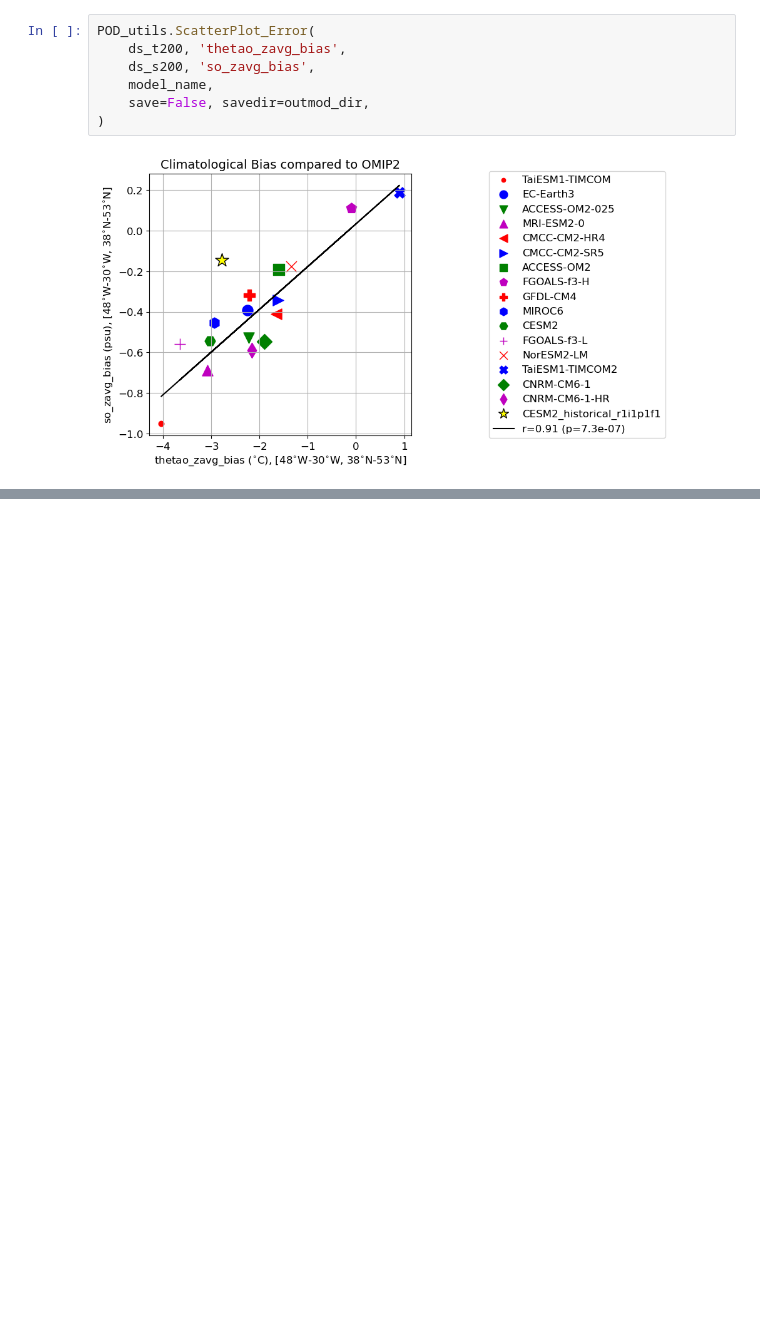
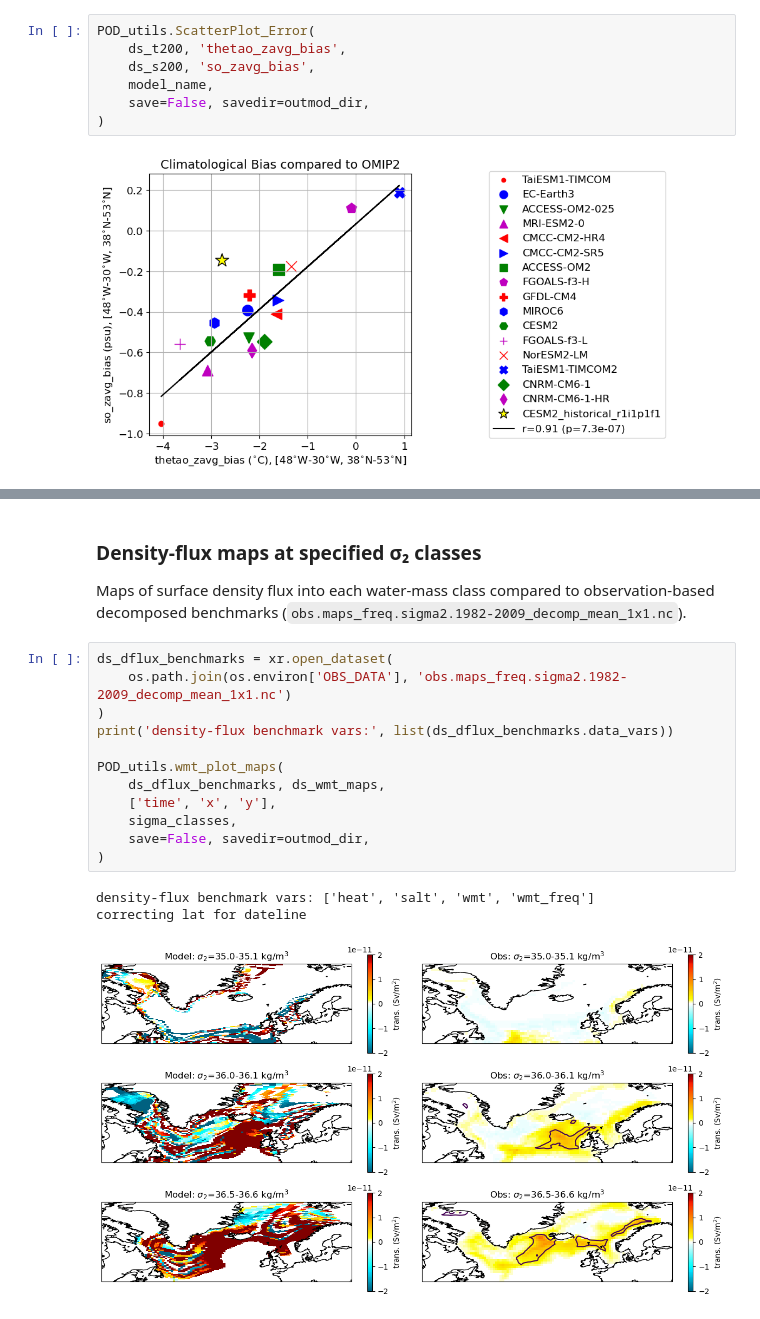
Before and after one commit to Taydra-Low/MDTF-diagnostics, a Jupyter notebook: example_notebooks/mdtf.natl_ocean_TL.ipynb, the cells around one changed output, grey strips where cells are left out. Saved outputs shown, nothing was run; the diff lists cells and outputs as text; blank space fills up the shorter version.

```diff
--- a/example_notebooks/mdtf.natl_ocean_TL.ipynb
+++ b/example_notebooks/mdtf.natl_ocean_TL.ipynb
@@ -484,0 +558,20 @@ POD_utils.ScatterPlot_Error(
+# %% [markdown]
+### Density-flux maps at specified σ₂ classes
+
+Maps of surface density flux into each water-mass class compared to observation-based decomposed benchmarks (`obs.maps_freq.sigma2.1982-2009_decomp_mean_1x1.nc`).
+# %%
+ds_dflux_benchmarks = xr.open_dataset(
+    os.path.join(os.environ['OBS_DATA'], 'obs.maps_freq.sigma2.1982-2009_decomp_mean_1x1.nc')
+)
+print('density-flux benchmark vars:', list(ds_dflux_benchmarks.data_vars))
+
+POD_utils.wmt_plot_maps(
+    ds_dflux_benchmarks, ds_wmt_maps,
+    ['time', 'x', 'y'],
+    sigma_classes,
+    save=False, savedir=outmod_dir,
+)
+# %% [output]
+density-flux benchmark vars: ['heat', 'salt', 'wmt', 'wmt_freq']
+correcting lat for dateline
+[figure, added]
```
Also changed, not shown: parts of 12 cells of this notebook.
